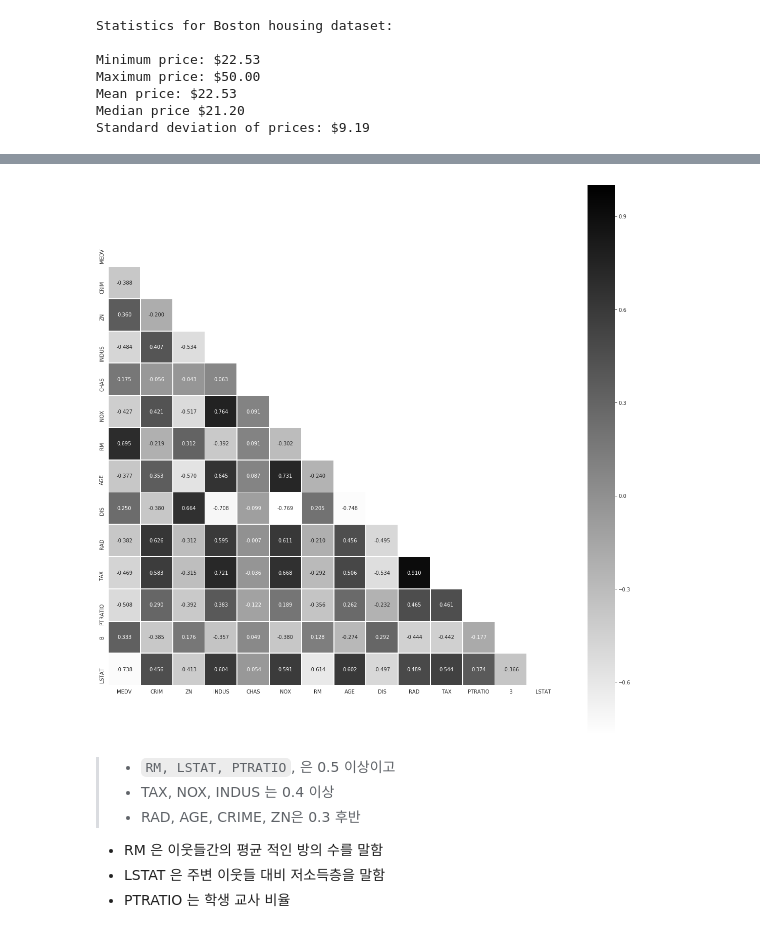
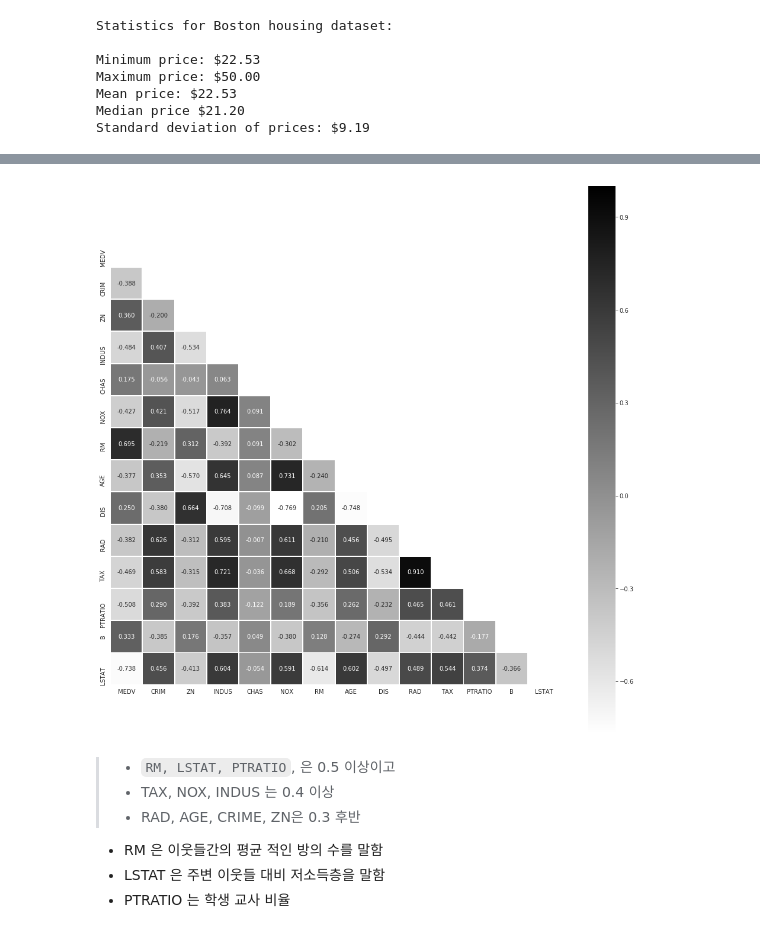
Before and after one commit to wonbae/data-analytics, a Jupyter notebook: Assignment_05_Boston_House.ipynb, the cells around one changed output, grey strips where cells are left out. Saved outputs shown, nothing was run; the diff lists cells and outputs as text; code cells hidden in the pictures.

```diff
--- a/Assignment_05_Boston_House.ipynb
+++ b/Assignment_05_Boston_House.ipynb
@@ -134,13 +146,13 @@ df_raw.describe()
 # sns.heatmap(data = df_raw.corr(), annot = True,
 #            fmt = '.3f', linewidths = .8, cmap = 'Blues', square=True)
 # %%
-plt.figure(figsize=(20,20))
+plt.figure(figsize=(17,17))
 mask = np.zeros_like(df_raw.corr())
 mask[np.triu_indices_from(mask)] = True
 with sns.axes_style("white"):
     ax = sns.heatmap(df_raw.corr(),fmt = '.3f', square = True, annot=True, linewidths=.9, cmap='gray_r', mask=mask)
 # %% [output]
-[figure, old version]
+[figure, new version]
 # %% [markdown]
 > - `RM, LSTAT, PTRATIO`, 은 0.5 이상이고
 > - TAX, NOX, INDUS 는 0.4 이상
```
Also changed, not shown: parts of 45 cells of this notebook, 7 other files.
